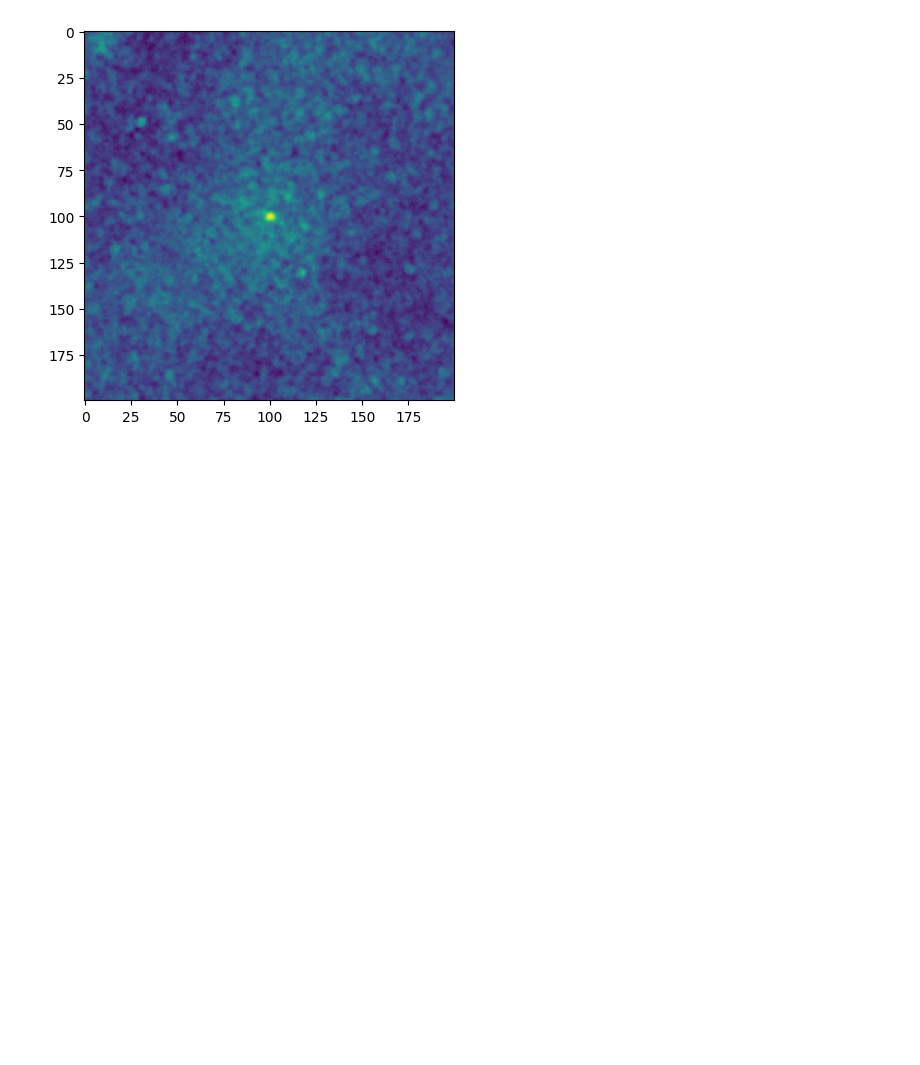
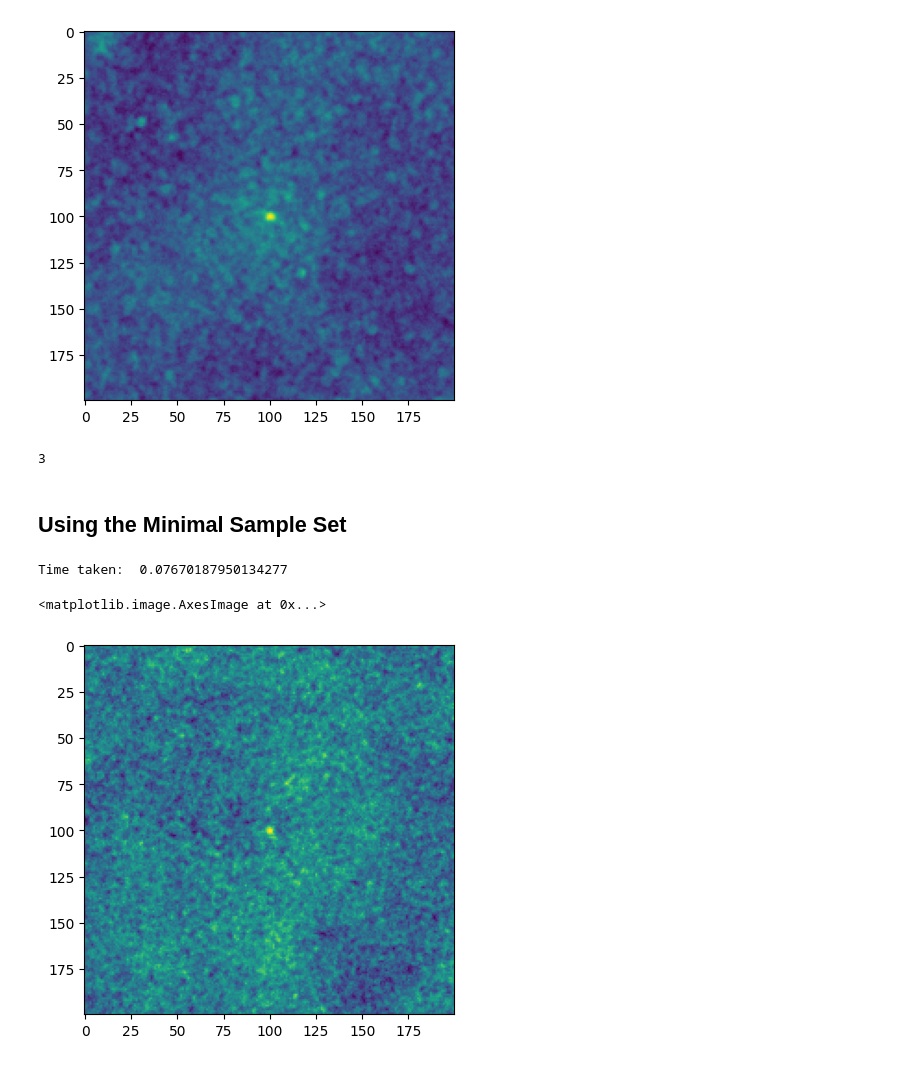
Before and after one commit to jesherjoshua/seds-spaceweek-2022, a Jupyter notebook: pulsars.ipynb, the cells around one changed output. Saved outputs shown, nothing was run; the diff lists cells and outputs as text; code cells hidden in the pictures; blank space fills up the shorter version.

```diff
--- a/pulsars.ipynb
+++ b/pulsars.ipynb
@@ -175,3 +192,23 @@ plt.imshow(median)
 Time taken:  8.010930061340332
 <matplotlib.image.AxesImage at 0x...>
 [figure]
+# %%
+median_stack.ndim
+# %% [output]
+3
+# %% [markdown]
+## Using the Minimal Sample Set
+# %%
+l=[]
+start=time()
+for i in range(len(samples)):
+    l.append(fits.open('/Users/jesherjoshua/Downloads/pulsars_fits_11/'+samples[i])[0].data)
+median_stack=np.dstack(l)
+median=np.median(median_stack,axis=2)
+end=time()-start
+print('Time taken: ',end)
+plt.imshow(median)
+# %% [output]
+Time taken:  0.07670187950134277
+<matplotlib.image.AxesImage at 0x...>
+[figure, added]
```
Also changed, not shown: parts of 5 cells of this notebook.
